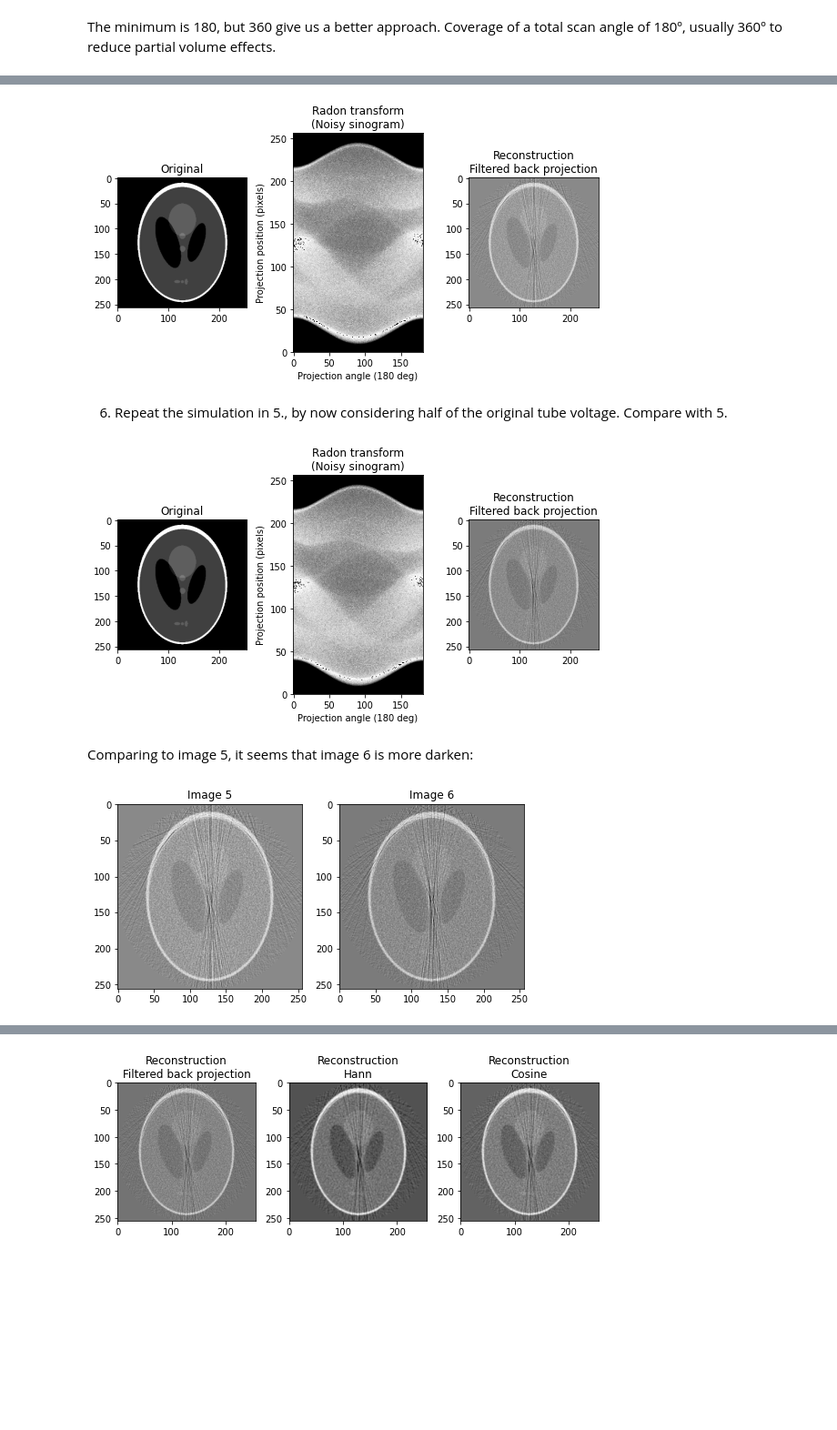
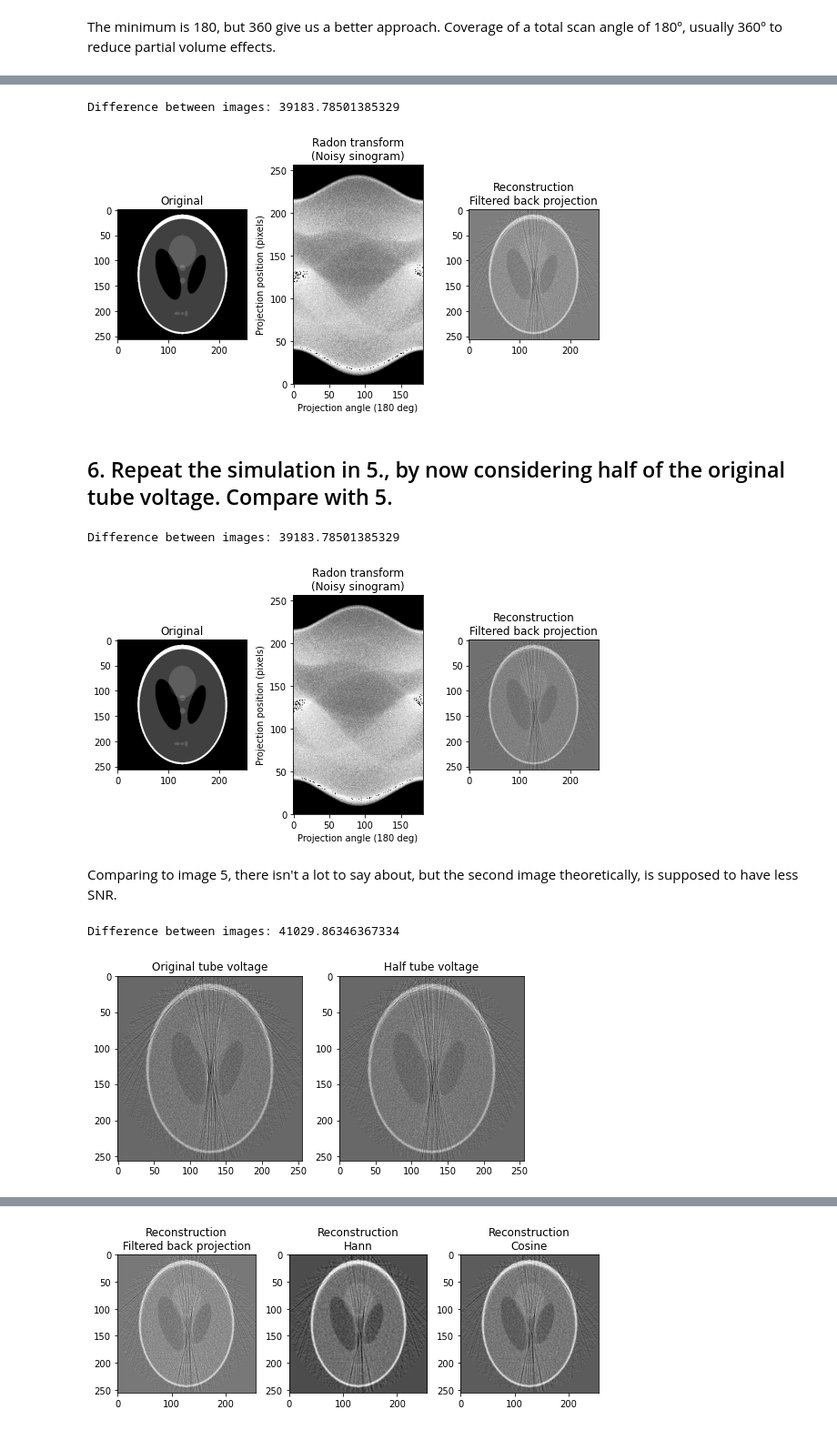
Before and after one commit to murillo-teixeira/medical-imaging-assignments, a Jupyter notebook: 2. Lab 2/Lab2.ipynb, the cells around one changed output, grey strips where cells are left out. Shown at 91% size. Saved outputs shown, nothing was run; the diff lists cells and outputs as text; code cells hidden in the pictures; blank space fills up the shorter version.

```diff
--- a/2. Lab 2/Lab2.ipynb
+++ b/2. Lab 2/Lab2.ipynb
@@ -28,0 +16,11 @@ plt.show()
+# %%
+# Loading Shepp Logan Phantom
+image = shepp_logan_phantom()
+
+# Rescaling the image
+h, w = image.shape
+desired_h, desired_w = 256, 256
+image = rescale(image, scale=(desired_h/h, desired_w/w))
+
+# Plotting the image
+plt.imshow(image, cmap=plt.cm.Greys_r)
@@ -162,6 +166,7 @@ ax1.imshow(image, cmap=plt.cm.Greys_r)
 theta = np.linspace(0., 180., 180, endpoint=False)
 sinogram = radon(image, theta=theta)
 noisy_sinogram = np.random.poisson(sinogram * 255.0 / np.max(sinogram)).astype(np.uint8)
+noisy_sinogram1 = noisy_sinogram
 
 dx, dy = 0.5 * 180.0 / max(image.shape), 0.5 / noisy_sinogram.shape[0]
 ax2.set_title("Radon transform\n(Noisy sinogram)")
@@ -173,27 +178,27 @@ ax2.imshow(noisy_sinogram, cmap=plt.cm.Greys_r,
 
 
 reconstruction_fbp = iradon(noisy_sinogram, theta=theta, filter_name='ramp')
-imkwargs = dict(vmin=-0.2, vmax=0.2)
 ax3.set_title("Reconstruction\nFiltered back projection")
 ax3.imshow(reconstruction_fbp, cmap=plt.cm.Greys_r)
 
 fig.tight_layout()
-plt.show()
+
+print("Difference between images:", sum(sum(abs(image - reconstruction_fbp))))
 # %% [output]
+Difference between images: 39183.78501385329
 [figure]
 # %% [markdown]
-6. Repeat the simulation in 5., by now considering half of the original tube voltage.
-Compare with 5.
+## 6. Repeat the simulation in 5., by now considering half of the original tube voltage. Compare with 5.
 # %%
 fig, (ax1, ax2, ax3) = plt.subplots(1, 3, figsize=(8, 4.5))
 
 ax1.set_title("Original")
 ax1.imshow(image, cmap=plt.cm.Greys_r)
 
-theta = np.linspace(0., 180., 180, endpoint=False)
-sinogram = radon(image/2, theta=theta)
+theta = np.linspace(0, 180, 180, endpoint=False)
+sinogram = radon(image, theta=theta)/4
 noisy_sinogram = np.random.poisson(sinogram * 255.0 / np.max(sinogram)).astype(np.uint8)
-
+noisy_sinogram2 = noisy_sinogram
 dx, dy = 0.5 * 180.0 / max(image.shape), 0.5 / noisy_sinogram.shape[0]
 ax2.set_title("Radon transform\n(Noisy sinogram)")
 ax2.set_xlabel("Projection angle (180 deg)")
@@ -204,25 +209,27 @@ ax2.imshow(noisy_sinogram, cmap=plt.cm.Greys_r,
 
 
 reconstruction_fbp_half = iradon(noisy_sinogram, theta=theta, filter_name='ramp')
-imkwargs = dict(vmin=-0.2, vmax=0.2)
 ax3.set_title("Reconstruction\nFiltered back projection")
 ax3.imshow(reconstruction_fbp_half, cmap=plt.cm.Greys_r)
 
 fig.tight_layout()
-plt.show()
+print("Difference between images:", sum(sum(abs(image - reconstruction_fbp))))
 # %% [output]
+Difference between images: 39183.78501385329
 [figure]
-# %% [markdown]
-Comparing to image 5, it seems that image 6 is more darken:
+# %% [markdown]
+Comparing to image 5, there isn't a lot to say about, but the second image theoretically, is supposed to have less SNR.
 # %%
 fig, (ax1, ax2) = plt.subplots(1, 2, figsize=(8, 4.5))
 
-ax1.set_title("Image 5")
-ax1.imshow(reconstruction_fbp, cmap=plt.cm.Greys_r)
+ax1.set_title("Original tube voltage")
+ax1.imshow(reconstruction_fbp, cmap=plt.cm.Greys_r, vmin=-5, vmax=10)
 
-ax2.set_title("Image 6")
-ax2.imshow(reconstruction_fbp_half, cmap=plt.cm.Greys_r)
-plt.show()
+ax2.set_title("Half tube voltage")
+ax2.imshow(reconstruction_fbp_half, cmap=plt.cm.Greys_r, vmin=-5, vmax=10)
+
+print("Difference between images:", sum(sum(abs(reconstruction_fbp_half - reconstruction_fbp))))
 # %% [output]
+Difference between images: 41029.86346367334
-[figure, old version]
+[figure, new version]
 # %% [markdown]
```
Also changed, not shown: parts of 17 cells of this notebook, 3 other files.
